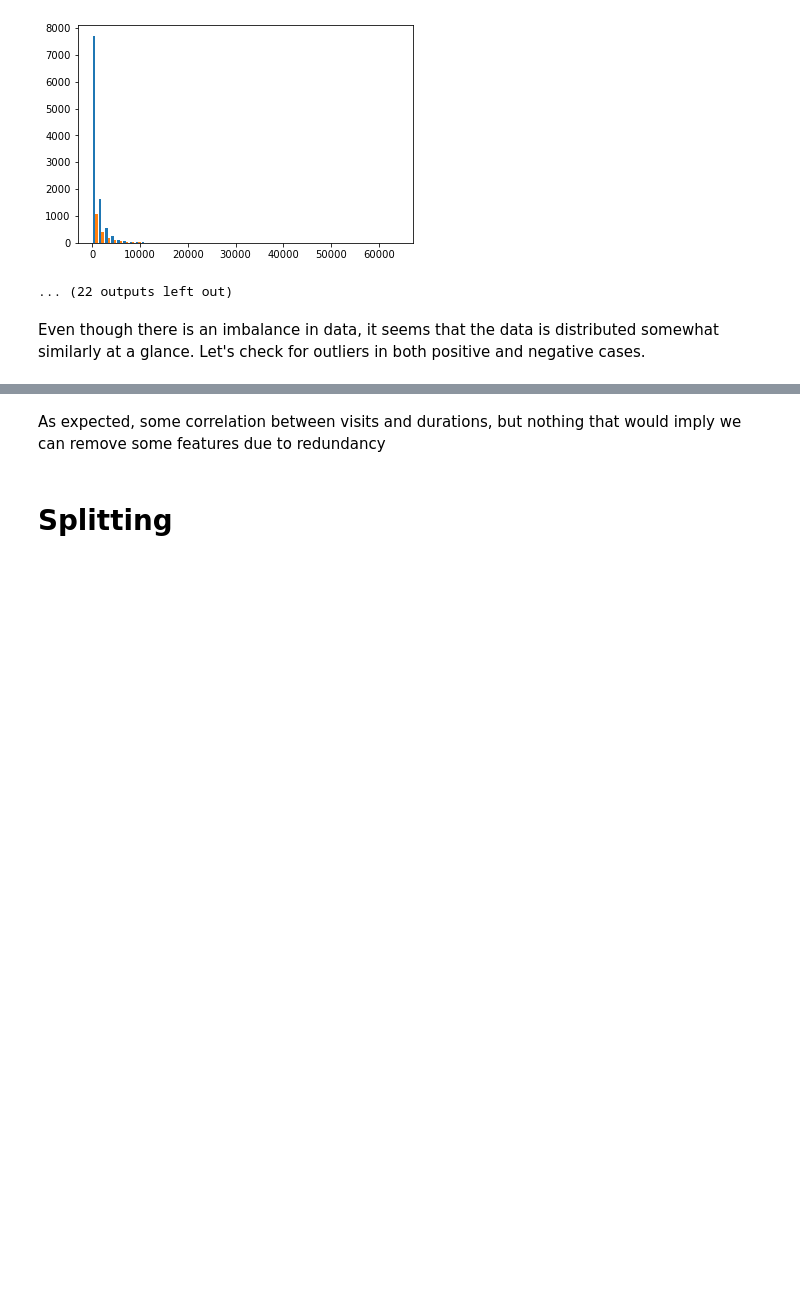
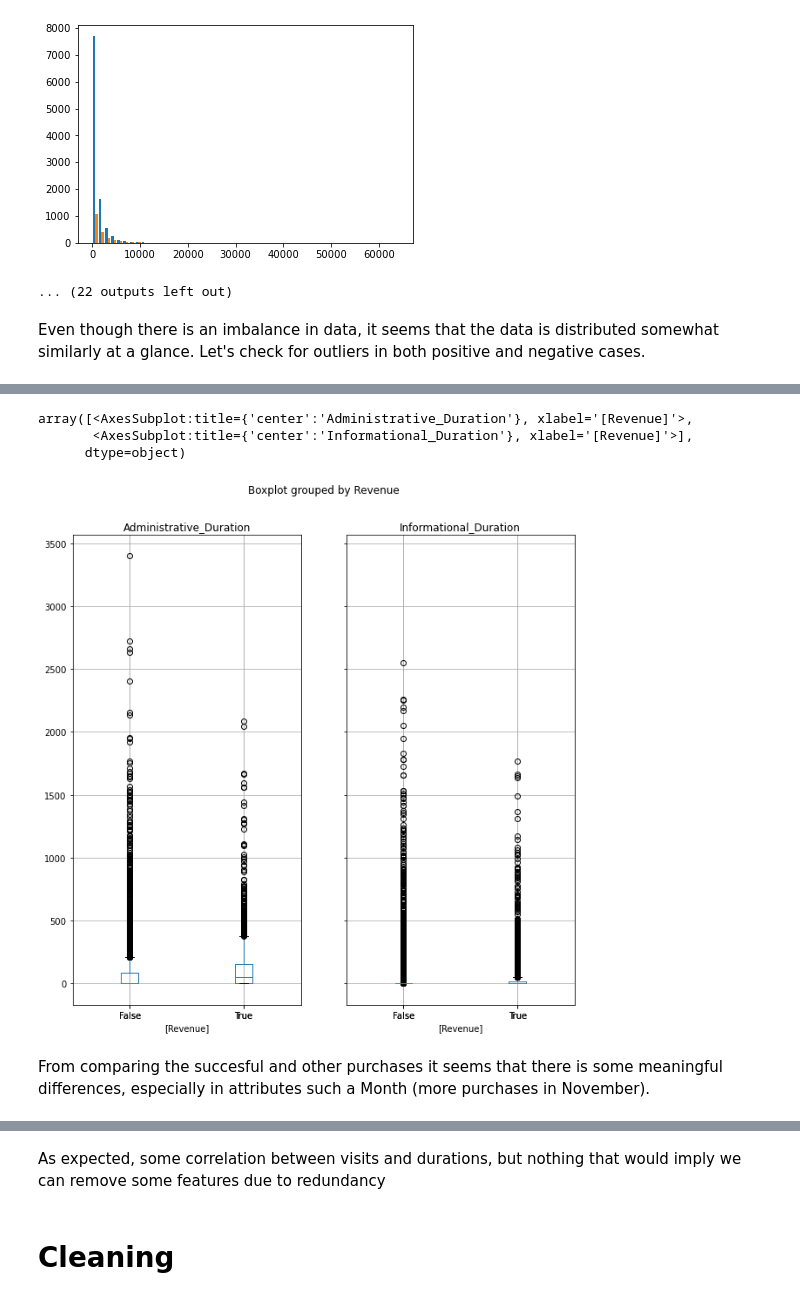
Before and after one commit to kasyandr/Aicadium, a Jupyter notebook: Submission.ipynb, the cells around one changed output, grey strips where cells are left out. Cells and saved outputs as stored; diff of their text form; code cells hidden in the pictures; blank space fills up the shorter version.

```diff
--- a/Submission.ipynb
+++ b/Submission.ipynb
@@ -249,3 +246,12 @@ array([<AxesSubplot:title={'center':'Administrative'}, xlabel='[Revenue]'>,
+# %%
+data.loc[:,('Administrative_Duration', 'Informational_Duration','Revenue')].boxplot(figsize = (10,10),by = "Revenue")
+# %% [output]
+array([<AxesSubplot:title={'center':'Administrative_Duration'}, xlabel='[Revenue]'>,
+       <AxesSubplot:title={'center':'Informational_Duration'}, xlabel='[Revenue]'>],
+      dtype=object)
+[figure, added]
+# %% [markdown]
+From comparing the succesful and other purchases it seems that there is some meaningful differences, especially in attributes such a Month (more purchases in November).
 # %%
 # Select numerical only features for correlations
 num_feat = ['Administrative','Administrative_Duration','Informational','Informational_Duration',
@@ -267,4 +273,4 @@ data[num_feat].corr()
 As expected, some correlation between visits and durations,
 but nothing that would imply we can remove some features due to redundancy
 # %% [markdown]
-# Splitting
+# Cleaning
```
Also changed, not shown: parts of 17 cells of this notebook.
